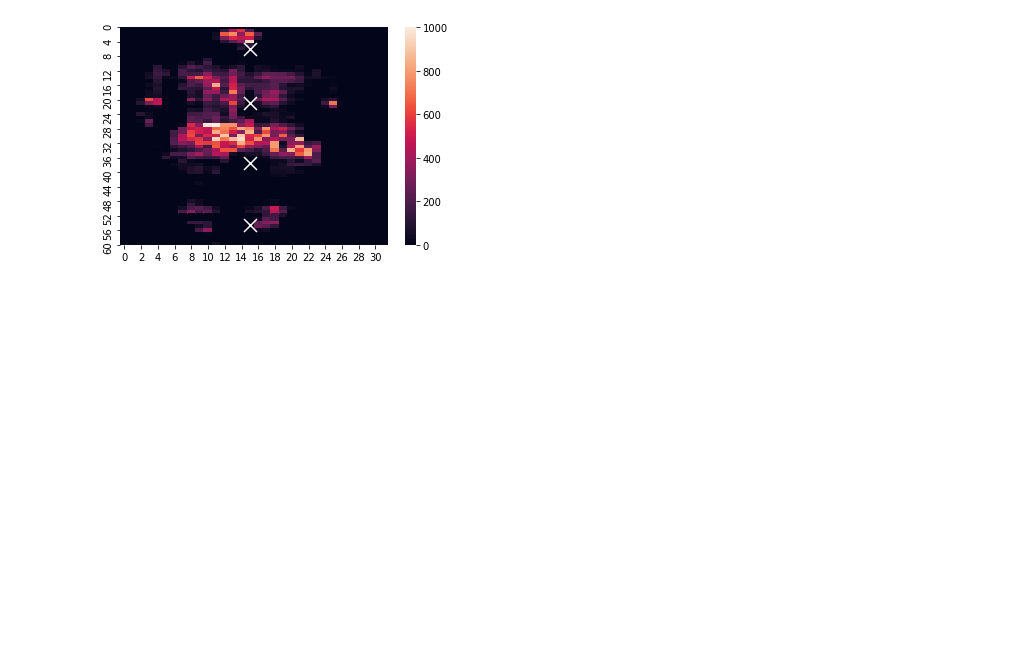
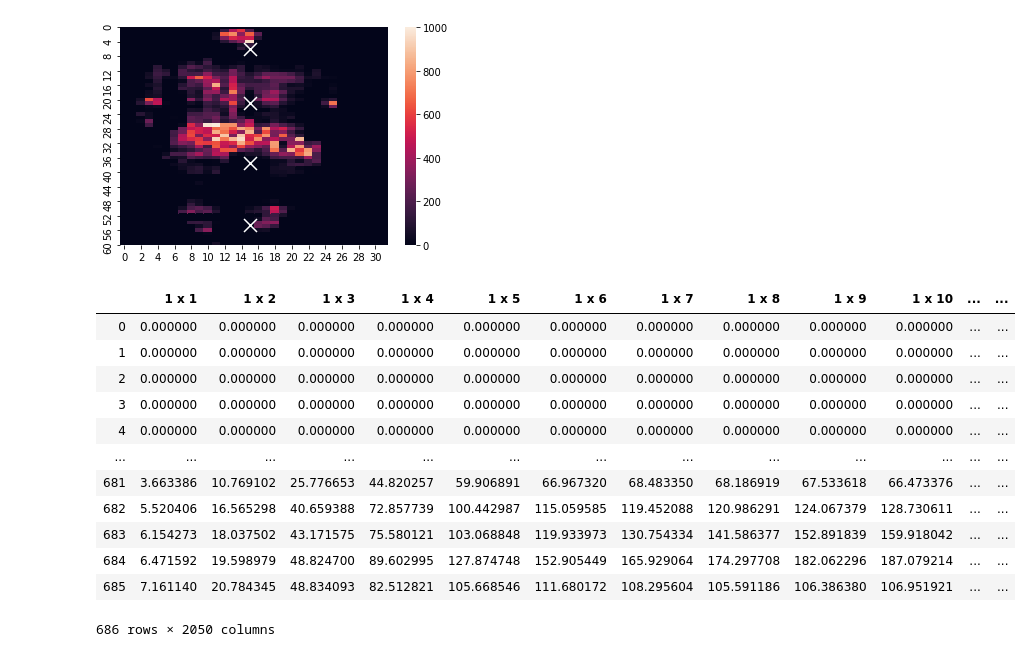
Before and after one commit to CrostaBot/PostureRecognition, a Jupyter notebook: PCA.ipynb, the cells around one changed output. Cells and saved outputs as stored; diff of their text form; code cells hidden in the pictures; blank space fills up the shorter version.

```diff
--- a/PCA.ipynb
+++ b/PCA.ipynb
@@ -230,3 +231,23 @@ plt.scatter(o[:,1], o[:,0],
  [55.  15.5]]
 <matplotlib.collections.PathCollection at 0x...>
 [figure]
+# %%
+#data_folder = Path("dataset/experiment-ii/S1/Air_Mat/")
+
+file_name = "dataset.csv"
+df = pd.read_csv(file_name, sep=",", header=0)
+df
+# %% [output]
+|  | 1 x 1 | 1 x 2 | 1 x 3 | 1 x 4 | 1 x 5 | 1 x 6 | 1 x 7 | 1 x 8 | 1 x 9 | 1 x 10 | ... | ... |
+| 0 | 0.000000 | 0.000000 | 0.000000 | 0.000000 | 0.000000 | 0.000000 | 0.000000 | 0.000000 | 0.000000 | 0.000000 | ... | ... |
+| 1 | 0.000000 | 0.000000 | 0.000000 | 0.000000 | 0.000000 | 0.000000 | 0.000000 | 0.000000 | 0.000000 | 0.000000 | ... | ... |
+| 2 | 0.000000 | 0.000000 | 0.000000 | 0.000000 | 0.000000 | 0.000000 | 0.000000 | 0.000000 | 0.000000 | 0.000000 | ... | ... |
+| 3 | 0.000000 | 0.000000 | 0.000000 | 0.000000 | 0.000000 | 0.000000 | 0.000000 | 0.000000 | 0.000000 | 0.000000 | ... | ... |
+| 4 | 0.000000 | 0.000000 | 0.000000 | 0.000000 | 0.000000 | 0.000000 | 0.000000 | 0.000000 | 0.000000 | 0.000000 | ... | ... |
+| ... | ... | ... | ... | ... | ... | ... | ... | ... | ... | ... | ... | ... |
+| 681 | 3.663386 | 10.769102 | 25.776653 | 44.820257 | 59.906891 | 66.967320 | 68.483350 | 68.186919 | 67.533618 | 66.473376 | ... | ... |
+| 682 | 5.520406 | 16.565298 | 40.659388 | 72.857739 | 100.442987 | 115.059585 | 119.452088 | 120.986291 | 124.067379 | 128.730611 | ... | ... |
+| 683 | 6.154273 | 18.037502 | 43.171575 | 75.580121 | 103.068848 | 119.933973 | 130.754334 | 141.586377 | 152.891839 | 159.918042 | ... | ... |
+| 684 | 6.471592 | 19.598979 | 48.824700 | 89.602995 | 127.874748 | 152.905449 | 165.929064 | 174.297708 | 182.062296 | 187.079214 | ... | ... |
+| 685 | 7.161140 | 20.784345 | 48.834093 | 82.512821 | 105.668546 | 111.680172 | 108.295604 | 105.591186 | 106.386380 | 106.951921 | ... | ... |
+686 rows × 2050 columns
```
Also changed, not shown: parts of 4 cells of this notebook, 2 other files.
